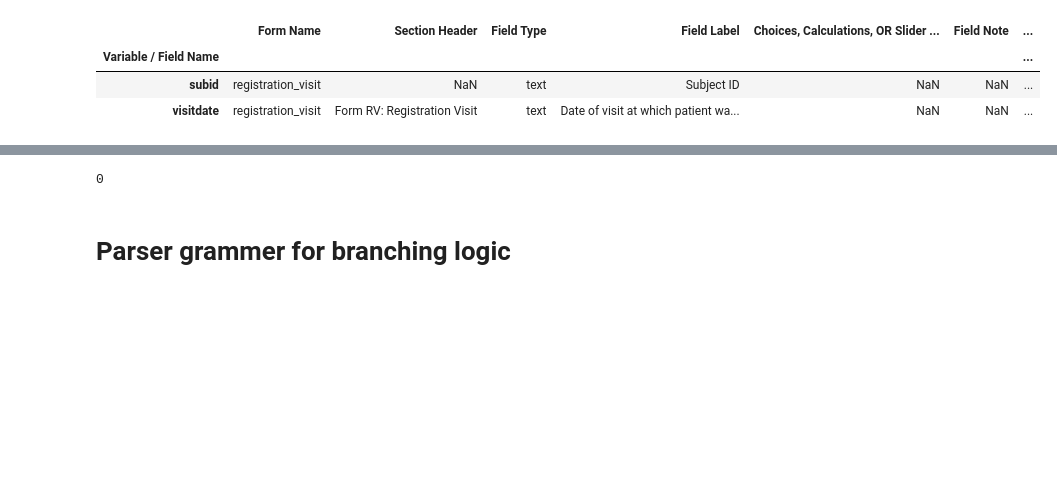
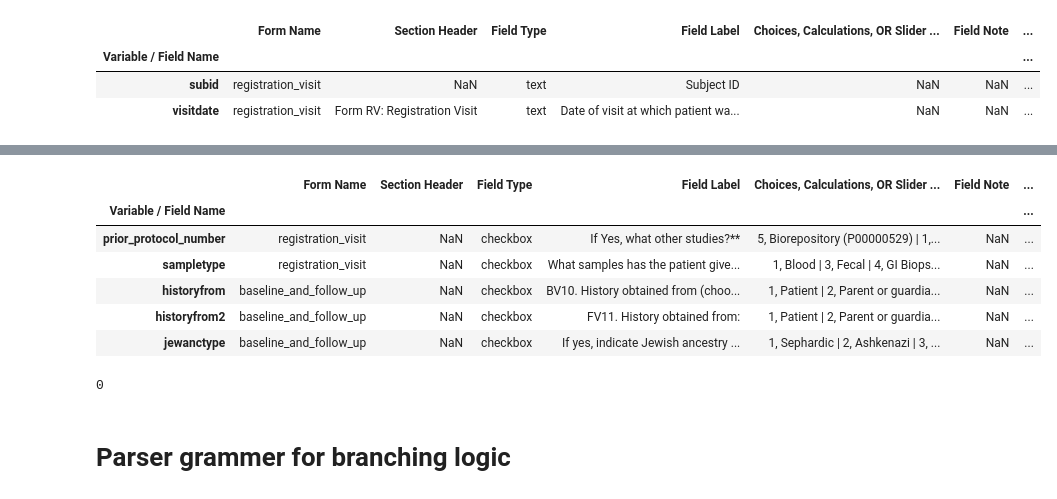
Before and after one commit to ScottSnapperLab/biorep-etl, a Jupyter notebook: notebooks/2017-01-20__HarvReg_explore.ipynb, the cells around one changed output, grey strips where cells are left out. Saved outputs shown, nothing was run; the diff lists cells and outputs as text; code cells hidden in the pictures; blank space fills up the shorter version.

```diff
--- a/notebooks/2017-01-20__HarvReg_explore.ipynb
+++ b/notebooks/2017-01-20__HarvReg_explore.ipynb
@@ -70,6 +87,6 @@ data_dict_ = "../data/raw/registry/HarvardInflammatoryBowelDiseas_DataDictionary
 # %%
-di = loading.load_data_dict(data_dict_=data_dict_).dropna(axis=1, how='all')
-di.head(2)
+cb = loading.load_data_dict(data_dict_=data_dict_).dropna(axis=1, how='all')
+cb.head(2)
 # %% [output]
 |  | Form Name | Section Header | Field Type | Field Label | Choices, Calculations, OR Slider ... | Field Note | ... |
 | Variable / Field Name |  |  |  |  |  |  | ... |
@@ -77,0 +116,10 @@ di.head(2)
+# %%
+cb[cb['Field Type'] == 'checkbox'].head()
+# %% [output]
+|  | Form Name | Section Header | Field Type | Field Label | Choices, Calculations, OR Slider ... | Field Note | ... |
+| Variable / Field Name |  |  |  |  |  |  | ... |
+| prior_protocol_number | registration_visit | NaN | checkbox | If Yes, what other studies?** | 5, Biorepository (P00000529) | 1,... | NaN | ... |
+| sampletype | registration_visit | NaN | checkbox | What samples has the patient give... | 1, Blood | 3, Fecal | 4, GI Biops... | NaN | ... |
+| historyfrom | baseline_and_follow_up | NaN | checkbox | BV10. History obtained from (choo... | 1, Patient | 2, Parent or guardia... | NaN | ... |
+| historyfrom2 | baseline_and_follow_up | NaN | checkbox | FV11. History obtained from: | 1, Patient | 2, Parent or guardia... | NaN | ... |
+| jewanctype | baseline_and_follow_up | NaN | checkbox | If yes, indicate Jewish ancestry ... | 1, Sephardic | 2, Ashkenazi | 3, ... | NaN | ... |
```
Also changed, not shown: parts of 29 cells of this notebook, 3 other files.
